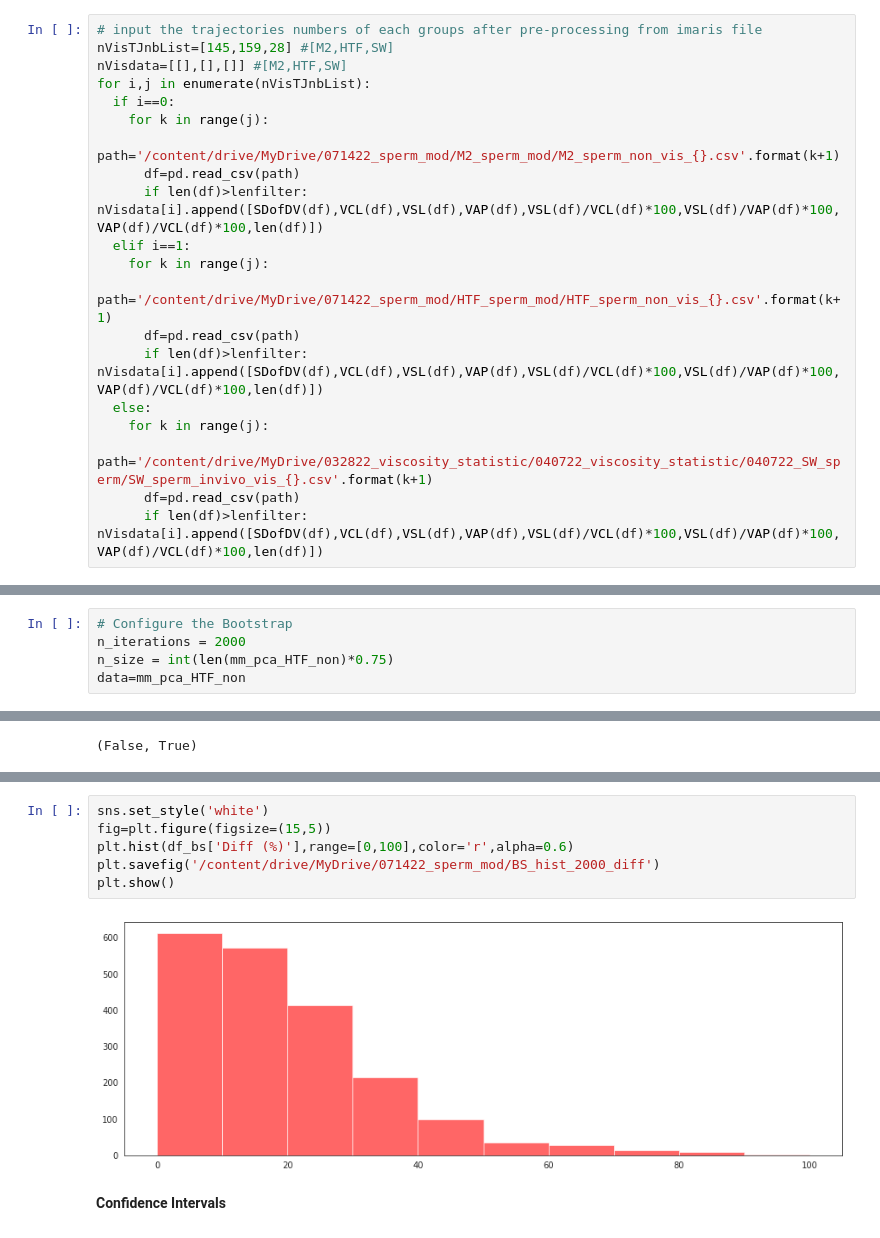
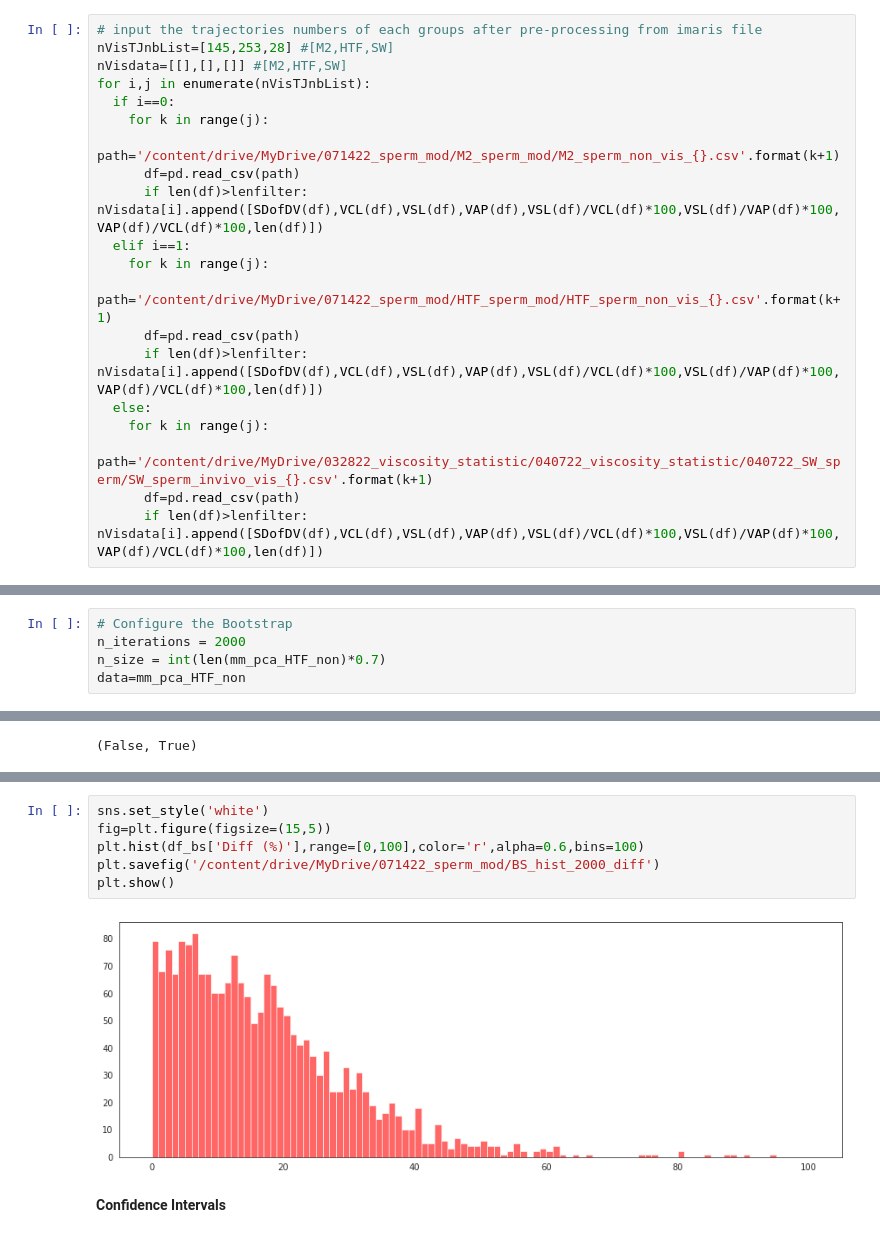
Before and after one commit to YZCUS/py-SpermTracking, a Jupyter notebook: 071422_feature_extraction.ipynb, the cells around one changed output, grey strips where cells are left out. Saved outputs shown, nothing was run; the diff lists cells and outputs as text.

```diff
--- a/071422_feature_extraction.ipynb
+++ b/071422_feature_extraction.ipynb
@@ -72,7 +72,7 @@ Length Filter (Optional)
 lenfilter=0
 # %%
 # input the trajectories numbers of each groups after pre-processing from imaris file
-nVisTJnbList=[145,159,28] #[M2,HTF,SW]
+nVisTJnbList=[145,253,28] #[M2,HTF,SW]
 nVisdata=[[],[],[]] #[M2,HTF,SW]
 for i,j in enumerate(nVisTJnbList):
   if i==0:
@@ -241,7 +241,7 @@ principalDF_all=pd.concat([principalDF_all,df_all],axis=1)
 # %%
 # Configure the Bootstrap
 n_iterations = 2000
-n_size = int(len(mm_pca_HTF_non)*0.75)
+n_size = int(len(mm_pca_HTF_non)*0.7)
 data=mm_pca_HTF_non
 # %%
 # Run Bootstrap
@@ -402,10 +402,10 @@ plt.show()
 # %%
 sns.set_style('white')
 fig=plt.figure(figsize=(15,5))
-plt.hist(df_bs['Diff (%)'],range=[0,100],color='r',alpha=0.6)
+plt.hist(df_bs['Diff (%)'],range=[0,100],color='r',alpha=0.6,bins=100)
 plt.savefig('/content/drive/MyDrive/071422_sperm_mod/BS_hist_2000_diff')
 plt.show()
 # %% [output]
-[figure, old version]
+[figure, new version]
 # %% [markdown]
 **Confidence Intervals**
```
Also changed, not shown: parts of 48 cells of this notebook.
